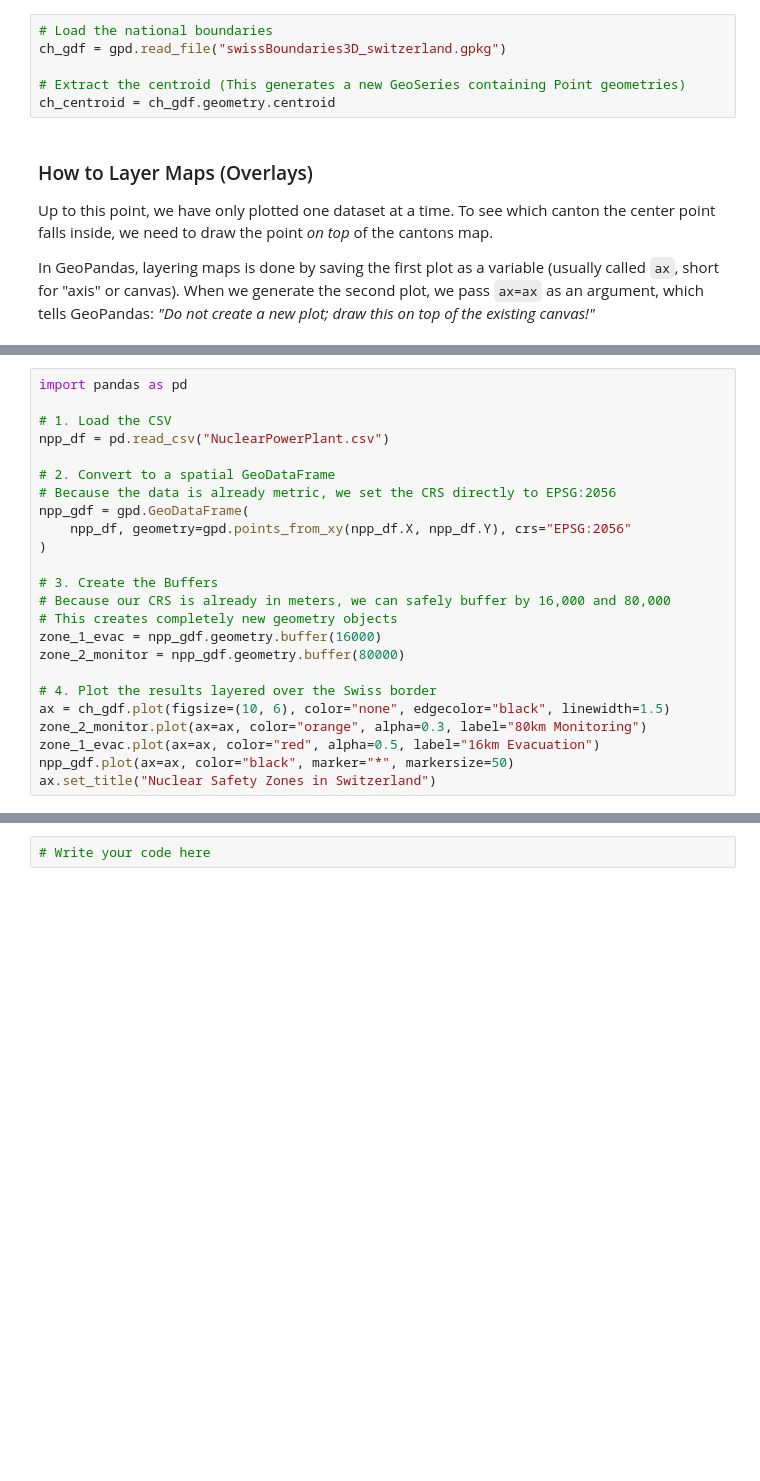
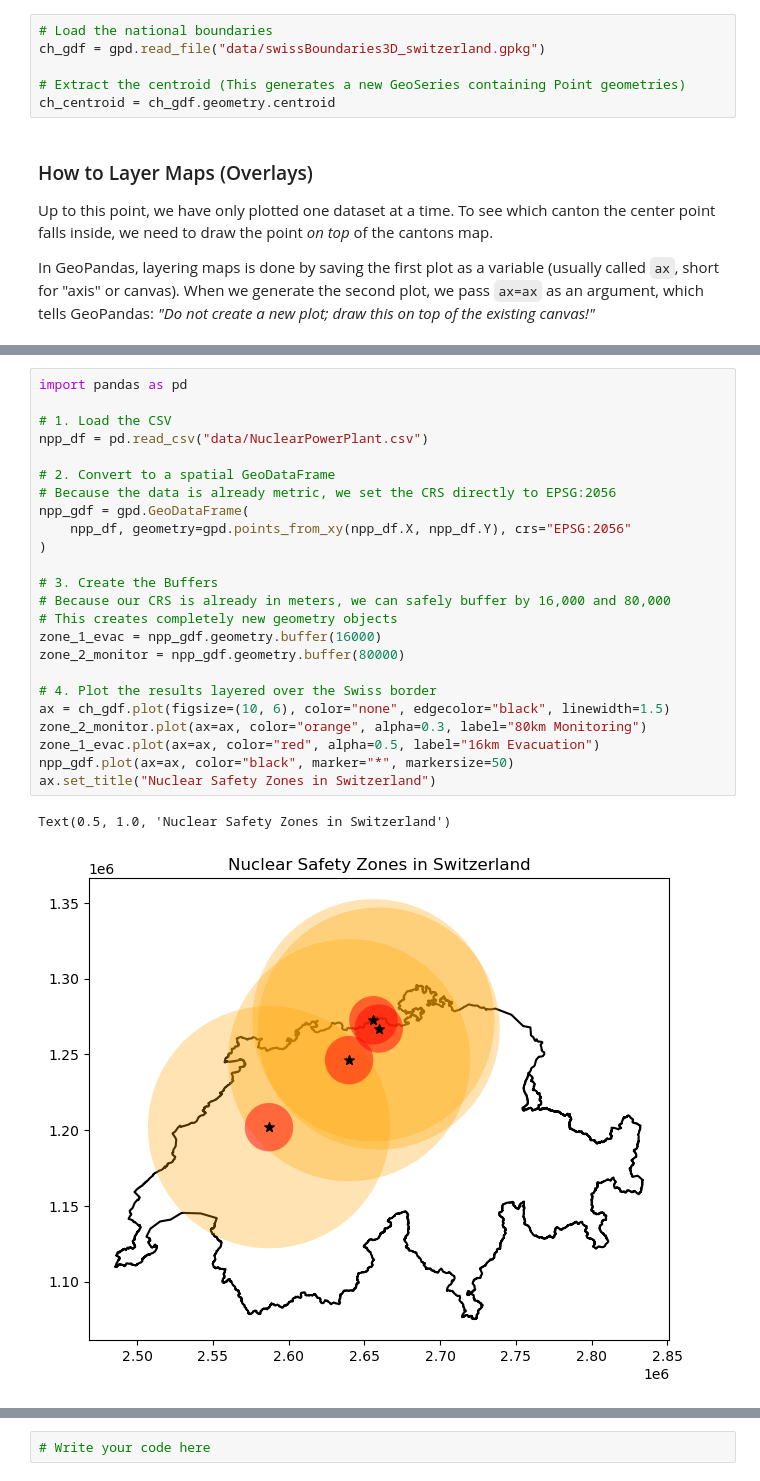
Before and after one commit to HendrikWulf/sds210-jb, a Jupyter notebook: book/09_L07_vector-data/04_geometry_operations.ipynb, the cells around one changed output, grey strips where cells are left out. Cells and saved outputs as stored; diff of their text form; blank space fills up the shorter version.

```diff
--- a/book/09_L07_vector-data/04_geometry_operations.ipynb
+++ b/book/09_L07_vector-data/04_geometry_operations.ipynb
@@ -155,7 +174,7 @@ The **centroid** is the mathematical center of mass of a geometry. Extracting ce
 Let us load the national boundary dataset and extract the exact geographic center of Switzerland.
 # %%
 # Load the national boundaries
-ch_gdf = gpd.read_file("swissBoundaries3D_switzerland.gpkg")
+ch_gdf = gpd.read_file("data/swissBoundaries3D_switzerland.gpkg")
 
 # Extract the centroid (This generates a new GeoSeries containing Point geometries)
 ch_centroid = ch_gdf.geometry.centroid
@@ -235,24 +263,27 @@ Let us convert our CSV to a GeoDataFrame and draw these exact zones.
 # %%
 import pandas as pd
 
 # 1. Load the CSV
-npp_df = pd.read_csv("NuclearPowerPlant.csv")
+npp_df = pd.read_csv("data/NuclearPowerPlant.csv")
 
 # 2. Convert to a spatial GeoDataFrame
 # Because the data is already metric, we set the CRS directly to EPSG:2056
 npp_gdf = gpd.GeoDataFrame(
     npp_df, geometry=gpd.points_from_xy(npp_df.X, npp_df.Y), crs="EPSG:2056"
 )
 
 # 3. Create the Buffers
 # Because our CRS is already in meters, we can safely buffer by 16,000 and 80,000
 # This creates completely new geometry objects
 zone_1_evac = npp_gdf.geometry.buffer(16000)
 zone_2_monitor = npp_gdf.geometry.buffer(80000)
 
 # 4. Plot the results layered over the Swiss border
 ax = ch_gdf.plot(figsize=(10, 6), color="none", edgecolor="black", linewidth=1.5)
 zone_2_monitor.plot(ax=ax, color="orange", alpha=0.3, label="80km Monitoring")
 zone_1_evac.plot(ax=ax, color="red", alpha=0.5, label="16km Evacuation")
 npp_gdf.plot(ax=ax, color="black", marker="*", markersize=50)
 ax.set_title("Nuclear Safety Zones in Switzerland")
+# %% [output]
+Text(0.5, 1.0, 'Nuclear Safety Zones in Switzerland')
+[figure, added]
```
Also changed, not shown: parts of 14 cells of this notebook, 14 other files.
